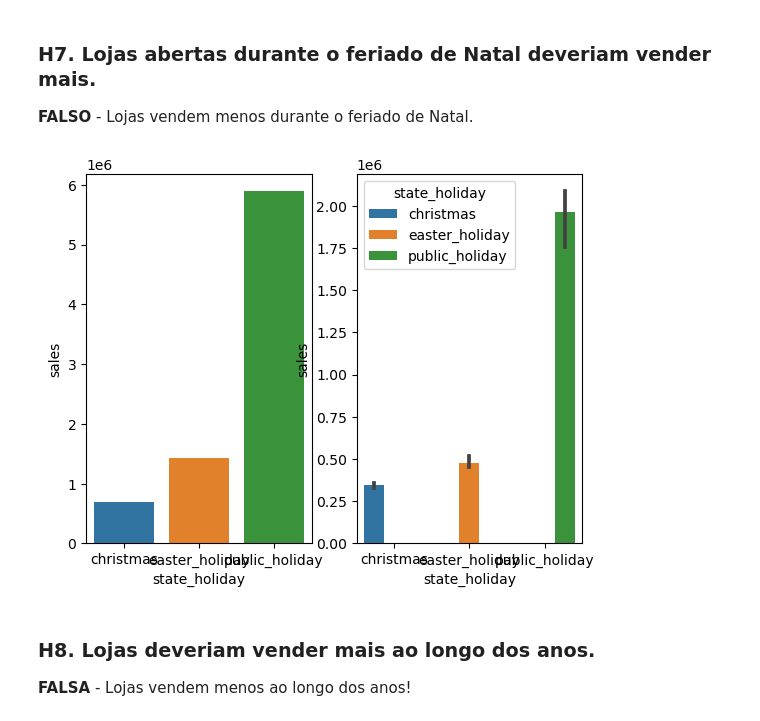
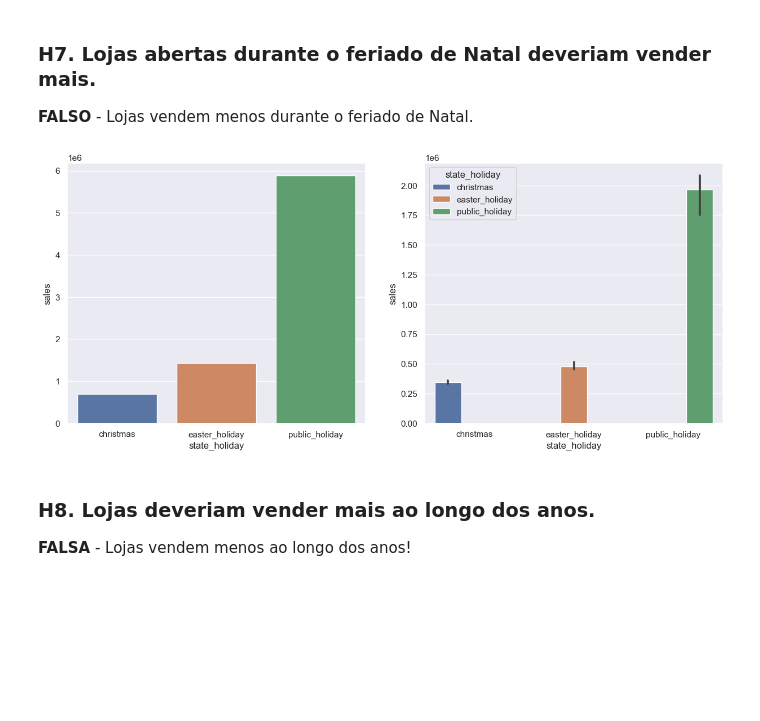
Before and after one commit to pedrovictorss/Data-Scientist-em-Producao, a Jupyter notebook: m04_v01_store_sales_prediction.ipynb, the cells around one changed output. Saved outputs shown, nothing was run; the diff lists cells and outputs as text; code cells hidden in the pictures; blank space fills up the shorter version.

```diff
--- a/m04_v01_store_sales_prediction.ipynb
+++ b/m04_v01_store_sales_prediction.ipynb
@@ -520,7 +546,7 @@ aux3.pivot(index='year_week', columns='assortment', values='sales').plot()
 # %%
 aux1 = df4[['competition_distance', 'sales']].groupby('competition_distance').sum().reset_index()
 
-
+sns.set(rc={'figure.figsize':(20,7)})
 plt.subplot(1, 3, 1)
 sns.scatterplot(x='competition_distance', y='sales', data=aux1);
 
@@ -540,6 +566,7 @@ sns.heatmap(aux1.corr(method='pearson'), annot=True);
 
 **FALSO** - Lojas com competidores a mais tempo vendem menos.
 # %%
+sns.set(rc={'figure.figsize':(20,7)})
 plt.subplot(1, 3, 1)
 aux1 = df4[['competition_time_month', 'sales']].groupby('competition_time_month').sum().reset_index()
 aux2 = aux1[(aux1['competition_time_month'] < 120) & (aux1['competition_time_month'] != 0)]
@@ -562,6 +589,7 @@ aux1 = df4[['promo_time_week', 'sales']].groupby('promo_time_week').sum().reset_
 
 grid = GridSpec(2, 3)
 
+sns.set(rc={'figure.figsize':(20,10)})
 plt.subplot(grid[0,0])
 aux2 = aux1[aux1['promo_time_week'] > 0] # promo extendido
 sns.barplot(x='promo_time_week', y='sales', data=aux2);
@@ -598,6 +626,7 @@ df4[['promo', 'promo2', 'sales']].groupby(['promo', 'promo2']).sum().reset_index
 | 3 | 1 | 1 | 1472275754 |
 # %%
 aux1 = df4[(df4['promo'] == 1) & (df4['promo2'] == 1)][['year_week', 'sales']].groupby('year_week').sum().reset_index()
+sns.set(rc={'figure.figsize':(20,7)})
 ax = aux1.plot()
 
 aux2 = df4[(df4['promo'] == 0) & (df4['promo2'] == 1)][['year_week', 'sales']].groupby('year_week').sum().reset_index()
@@ -613,15 +642,16 @@ ax.legend(labels=['Tradicional & Extendida', 'Extendida']);
 # %%
 aux = df4[df4['state_holiday'] != 'regular_day']
 
+sns.set(rc={'figure.figsize':(15,6)})
 plt.subplot(1, 2, 1)
 aux1 = aux[['state_holiday', 'sales']].groupby('state_holiday').sum().reset_index()
 sns.barplot(x='state_holiday', y='sales', data=aux1);
 
 plt.subplot(1, 2, 2)
 aux2 = aux[['year', 'state_holiday', 'sales']].groupby(['year', 'state_holiday']).sum().reset_index()
 sns.barplot(x='state_holiday', y='sales', hue='state_holiday', data=aux2);
 # %% [output]
-[figure, old version]
+[figure, new version]
 # %% [markdown]
 ### **H8.** Lojas deveriam vender mais ao longo dos anos.
 
```
Also changed, not shown: parts of 21 cells of this notebook.
